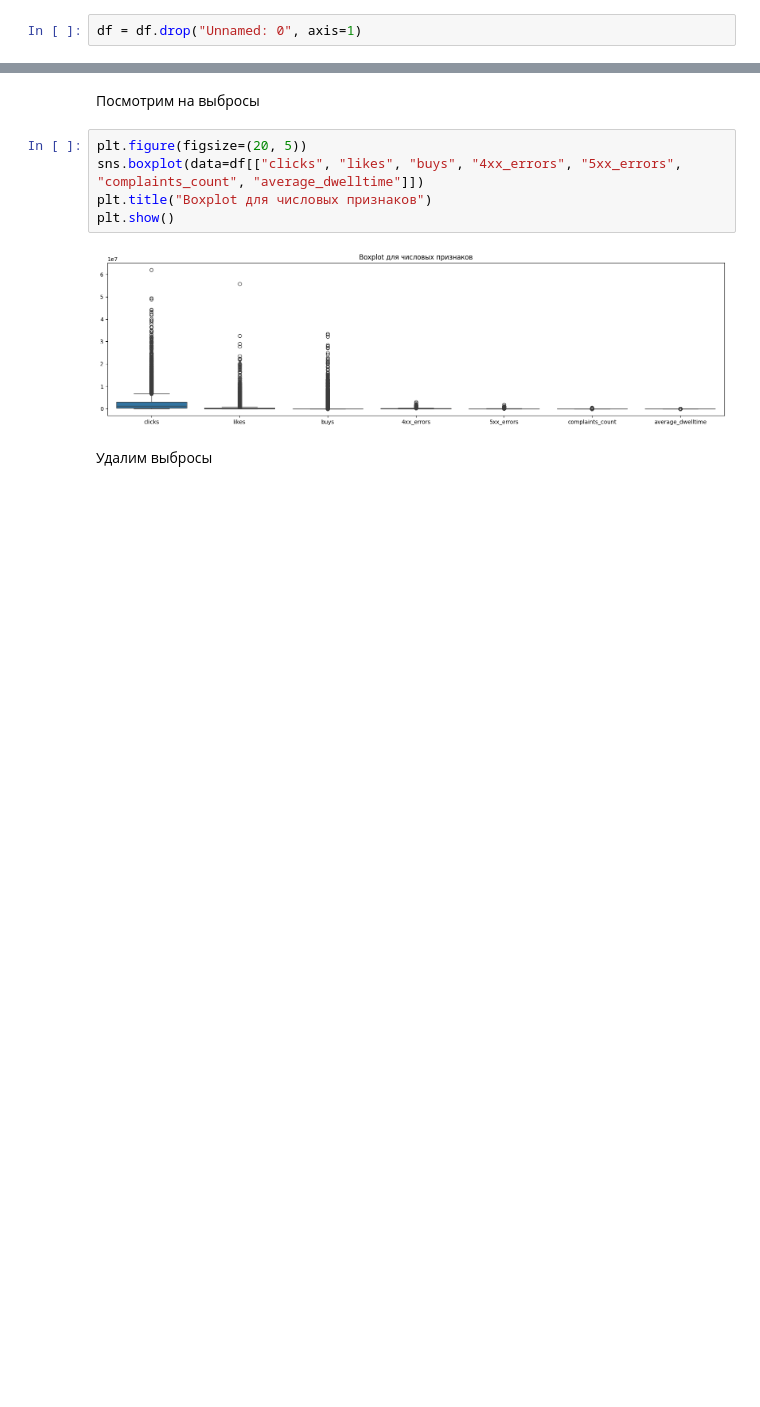
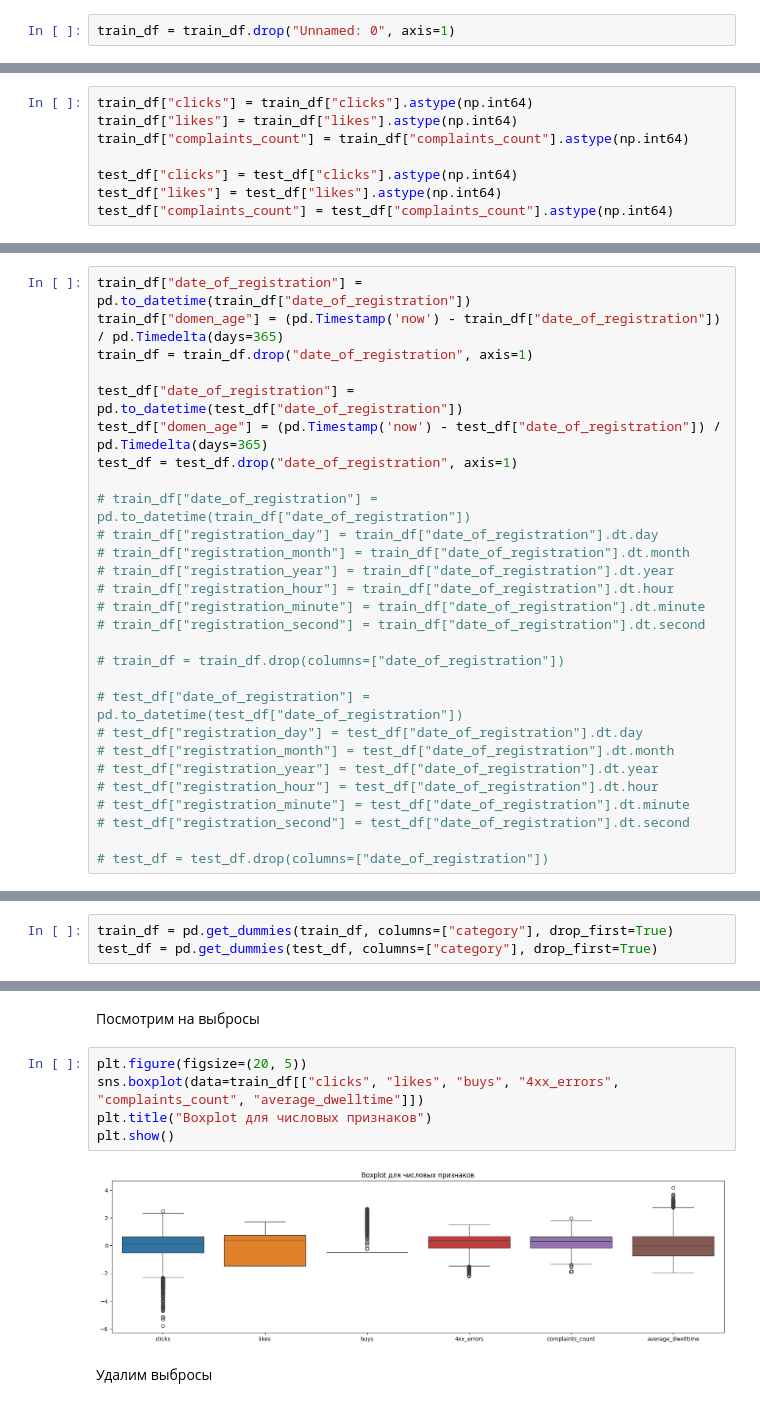
Before and after one commit to anastasia-nemkova/ML_labs, a Jupyter notebook: lab2/SubmitExample.ipynb, the cells around one changed output, grey strips where cells are left out. Saved outputs shown, nothing was run; the diff lists cells and outputs as text; blank space fills up the shorter version.

```diff
--- a/lab2/SubmitExample.ipynb
+++ b/lab2/SubmitExample.ipynb
@@ -58,4 +59,4 @@ df.describe()
 # %% [markdown]
 Имеется столбец "Unnemed: 0" он нам не нужен - дропаем его
 # %%
-df = df.drop("Unnamed: 0", axis=1)
+train_df = train_df.drop("Unnamed: 0", axis=1)
@@ -89 +96,9 @@ df["complaints_count"] = df["complaints_count"].astype(np.int64)
+# %%
+train_df["clicks"] = train_df["clicks"].astype(np.int64)
+train_df["likes"] = train_df["likes"].astype(np.int64)
+train_df["complaints_count"] = train_df["complaints_count"].astype(np.int64)
+
+test_df["clicks"] = test_df["clicks"].astype(np.int64)
+test_df["likes"] = test_df["likes"].astype(np.int64)
+test_df["complaints_count"] = test_df["complaints_count"].astype(np.int64)
 # %%
@@ -108,0 +126,28 @@ memory usage: 535.3+ KB
+# %%
+train_df["date_of_registration"] = pd.to_datetime(train_df["date_of_registration"])
+train_df["domen_age"] = (pd.Timestamp('now') - train_df["date_of_registration"]) / pd.Timedelta(days=365)
+train_df = train_df.drop("date_of_registration", axis=1)
+
+test_df["date_of_registration"] = pd.to_datetime(test_df["date_of_registration"])
+test_df["domen_age"] = (pd.Timestamp('now') - test_df["date_of_registration"]) / pd.Timedelta(days=365)
+test_df = test_df.drop("date_of_registration", axis=1)
+
+# train_df["date_of_registration"] = pd.to_datetime(train_df["date_of_registration"])
+# train_df["registration_day"] = train_df["date_of_registration"].dt.day
+# train_df["registration_month"] = train_df["date_of_registration"].dt.month
+# train_df["registration_year"] = train_df["date_of_registration"].dt.year
+# train_df["registration_hour"] = train_df["date_of_registration"].dt.hour
+# train_df["registration_minute"] = train_df["date_of_registration"].dt.minute
+# train_df["registration_second"] = train_df["date_of_registration"].dt.second
+
+# train_df = train_df.drop(columns=["date_of_registration"])
+
+# test_df["date_of_registration"] = pd.to_datetime(test_df["date_of_registration"])
+# test_df["registration_day"] = test_df["date_of_registration"].dt.day
+# test_df["registration_month"] = test_df["date_of_registration"].dt.month
+# test_df["registration_year"] = test_df["date_of_registration"].dt.year
+# test_df["registration_hour"] = test_df["date_of_registration"].dt.hour
+# test_df["registration_minute"] = test_df["date_of_registration"].dt.minute
+# test_df["registration_second"] = test_df["date_of_registration"].dt.second
+
+# test_df = test_df.drop(columns=["date_of_registration"])
@@ -108,0 +161,3 @@ memory usage: 535.3+ KB
+# %%
+train_df = pd.get_dummies(train_df, columns=["category"], drop_first=True)
+test_df = pd.get_dummies(test_df, columns=["category"], drop_first=True)
@@ -141,11 +312,11 @@ plt.show()
 Посмотрим на выбросы
 # %%
 plt.figure(figsize=(20, 5))
-sns.boxplot(data=df[["clicks", "likes", "buys", "4xx_errors", "5xx_errors", "complaints_count", "average_dwelltime"]])
+sns.boxplot(data=train_df[["clicks", "likes", "buys", "4xx_errors", "complaints_count", "average_dwelltime"]])
 plt.title("Boxplot для числовых признаков")
 plt.show()
 # %% [output]
-[figure, old version]
+[figure, new version]
 # %% [markdown]
 Удалим выбросы
 # %%
```
Also changed, not shown: parts of 44 cells of this notebook, 1 other file.
